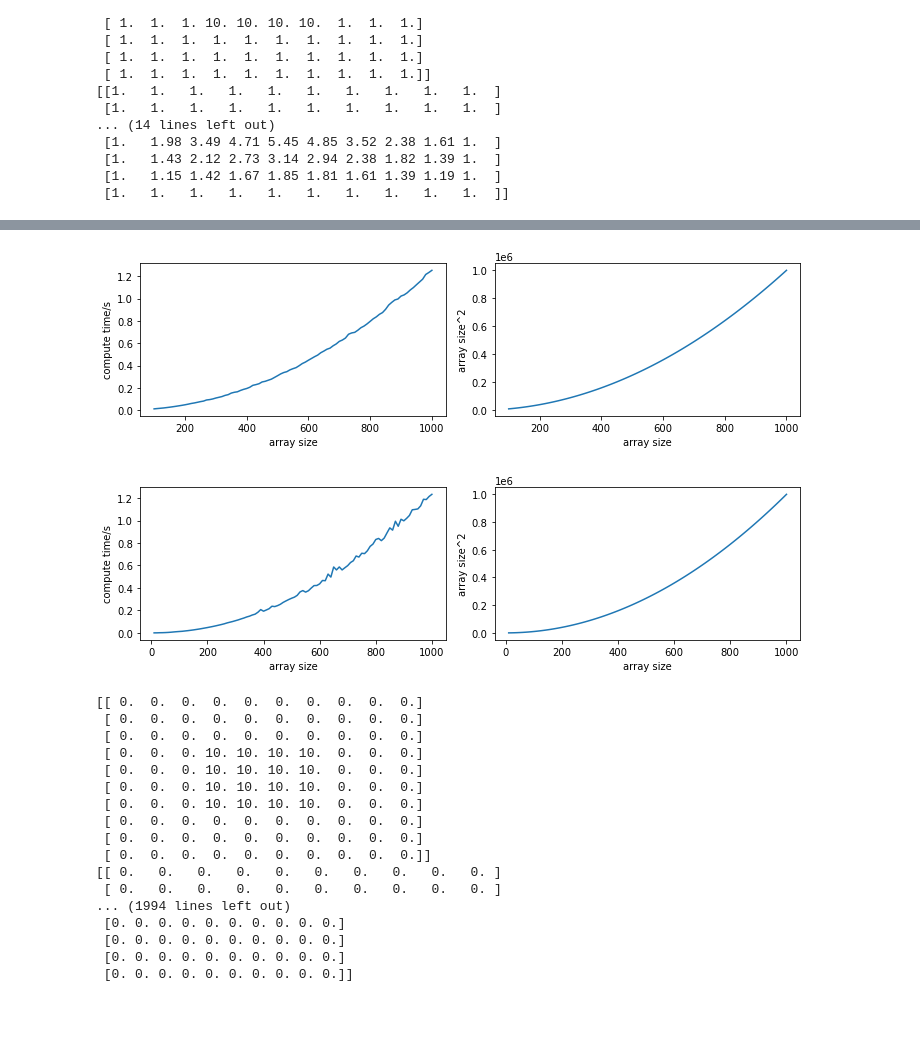
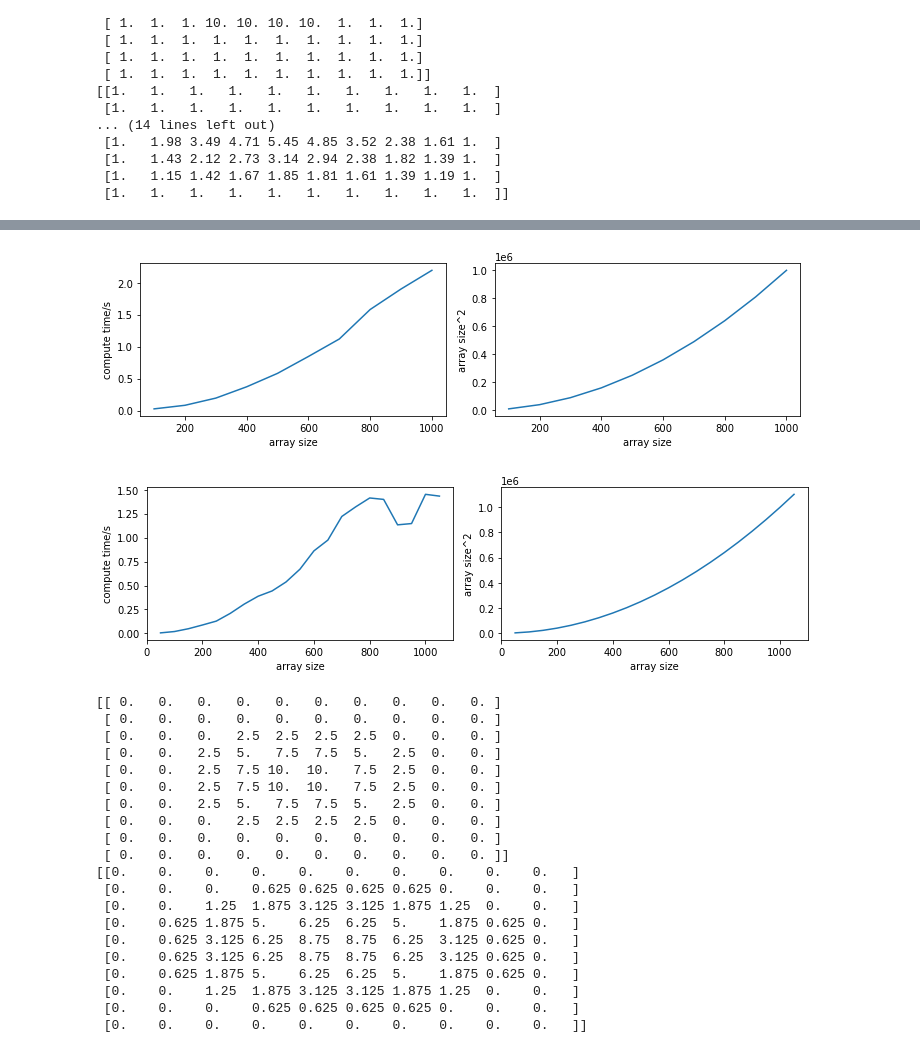
Before and after one commit to markp121/PHAS0102_cw1, a Jupyter notebook: coursework_1.ipynb, the cells around one changed output, grey strips where cells are left out. Saved outputs shown, nothing was run; the diff lists cells and outputs as text; code cells hidden in the pictures; blank space fills up the shorter version.

```diff
--- a/coursework_1.ipynb
+++ b/coursework_1.ipynb
@@ -76,0 +77,19 @@ array size: 1000 | time for process: 1.259427785873413
+# %%
+import numpy as np
+
+def diffusion_iteration(N):
+
+    un = np.zeros((N, N), dtype='float64')
+    un[1, 1:N-1] = 1
+    un_1 = np.empty((N,N), dtype = 'float64')
+    for i in range(1, N-1):
+        for j in range(1, N-1):
+            un_1[i, j] = (un[i+1,j] + un[i-1, j] + un[i, j+1] + un [i, j-1])/4
+    np.copyto(un,un_1)
+    return un
+
+
+for array_size in range(100, 1100, 100):
+    with Timer() as t:
+        diffusion_iteration(array_size)
+    print("array size: {}".format(array_size),"| time for process: {0}".format(t.interval))
@@ -93,7 +123,7 @@ x = []
 y = []
 
 
-for array_size in range(100, 1010, 10):
+for array_size in range(100, 1100, 100):
     with Timer() as t:
         diffusion_iteration(array_size)
     x.append(array_size)
@@ -116,7 +146,7 @@ fig.tight_layout()
 
 plt.show()
 # %% [output]
-[figure, old version]
+[figure, new version]
 # %%
 %matplotlib inline
 
@@ -135,69 +165,71 @@ def diffusion_iteration(un, N):
 x = []
 y = []
 
 
-for array_size in range(10,1001,10):
+for array_size in range(50,1100,50):
 
     u0 = np.zeros((array_size, array_size), dtype='float64')
     u0[int(array_size/2)-2:int(array_size/2)+2, int(array_size/2)-2:int(array_size/2)+2] = 1
 
     with Timer() as t:
         diffusion_iteration(u0, array_size)
     x.append(array_size)
     y.append(t.interval)
 
 fig = plt.figure(figsize=(10.0, 3.0))
 
 axes1 = fig.add_subplot(1, 2, 1)
 axes2 = fig.add_subplot(1, 2, 2)
 
 axes1.set_ylabel("compute time/s")
 axes1.set_xlabel("array size")
 axes1.plot(x, y)
 
 axes2.set_ylabel("array size^2")
 axes2.set_xlabel("array size")
 axes2.plot(x,np.square(x))
 
 fig.tight_layout()
 
 plt.show()
 # %% [output]
-[figure, old version]
+[figure, new version]
 # %%
 import numpy as np
 
-def diffusion_iteration(un):
-    un1 = np.copy(un)
+def diffusion_iteration(un, un1):
     for i in range(1, N-1):
         for j in range(1, N-1):
             un1[i, j] = (un[i+1,j] + un[i-1, j] + un[i, j+1] + un [i, j-1])/4
-    np.copyto(un, un1)
-    return np.around(un, 3)
+    un[:] = un1
+    return un
 
 
 N = 10
-u0 = np.zeros((N, N), dtype='float64')
+u0 = np.zeros([N, N], dtype = 'float64')
 u0[int(N/2)-2:int(N/2)+2, int(N/2)-2:int(N/2)+2] = 10
-print(u0)
+u1 = np.empty([N,N], dtype = 'float64')
 
-for interations in range(0,200):
-    print(diffusion_iteration(u0))
+for interations in range(0,2):
+    print(diffusion_iteration(u0, u1))
 # %% [output]
-[[ 0.  0.  0.  0.  0.  0.  0.  0.  0.  0.]
- [ 0.  0.  0.  0.  0.  0.  0.  0.  0.  0.]
- [ 0.  0.  0.  0.  0.  0.  0.  0.  0.  0.]
- [ 0.  0.  0. 10. 10. 10. 10.  0.  0.  0.]
- [ 0.  0.  0. 10. 10. 10. 10.  0.  0.  0.]
- [ 0.  0.  0. 10. 10. 10. 10.  0.  0.  0.]
- [ 0.  0.  0. 10. 10. 10. 10.  0.  0.  0.]
- [ 0.  0.  0.  0.  0.  0.  0.  0.  0.  0.]
- [ 0.  0.  0.  0.  0.  0.  0.  0.  0.  0.]
- [ 0.  0.  0.  0.  0.  0.  0.  0.  0.  0.]]
 [[ 0.   0.   0.   0.   0.   0.   0.   0.   0.   0. ]
  [ 0.   0.   0.   0.   0.   0.   0.   0.   0.   0. ]
-... (1994 lines left out)
- [0. 0. 0. 0. 0. 0. 0. 0. 0. 0.]
- [0. 0. 0. 0. 0. 0. 0. 0. 0. 0.]
- [0. 0. 0. 0. 0. 0. 0. 0. 0. 0.]
- [0. 0. 0. 0. 0. 0. 0. 0. 0. 0.]]
+ [ 0.   0.   0.   2.5  2.5  2.5  2.5  0.   0.   0. ]
+ [ 0.   0.   2.5  5.   7.5  7.5  5.   2.5  0.   0. ]
+ [ 0.   0.   2.5  7.5 10.  10.   7.5  2.5  0.   0. ]
+ [ 0.   0.   2.5  7.5 10.  10.   7.5  2.5  0.   0. ]
+ [ 0.   0.   2.5  5.   7.5  7.5  5.   2.5  0.   0. ]
+ [ 0.   0.   0.   2.5  2.5  2.5  2.5  0.   0.   0. ]
+ [ 0.   0.   0.   0.   0.   0.   0.   0.   0.   0. ]
+ [ 0.   0.   0.   0.   0.   0.   0.   0.   0.   0. ]]
+[[0.    0.    0.    0.    0.    0.    0.    0.    0.    0.   ]
+ [0.    0.    0.    0.625 0.625 0.625 0.625 0.    0.    0.   ]
+ [0.    0.    1.25  1.875 3.125 3.125 1.875 1.25  0.    0.   ]
+ [0.    0.625 1.875 5.    6.25  6.25  5.    1.875 0.625 0.   ]
+ [0.    0.625 3.125 6.25  8.75  8.75  6.25  3.125 0.625 0.   ]
+ [0.    0.625 3.125 6.25  8.75  8.75  6.25  3.125 0.625 0.   ]
+ [0.    0.625 1.875 5.    6.25  6.25  5.    1.875 0.625 0.   ]
+ [0.    0.    1.25  1.875 3.125 3.125 1.875 1.25  0.    0.   ]
+ [0.    0.    0.    0.625 0.625 0.625 0.625 0.    0.    0.   ]
+ [0.    0.    0.    0.    0.    0.    0.    0.    0.    0.   ]]
```
Also changed, not shown: parts of 3 cells of this notebook, 1 other file.
